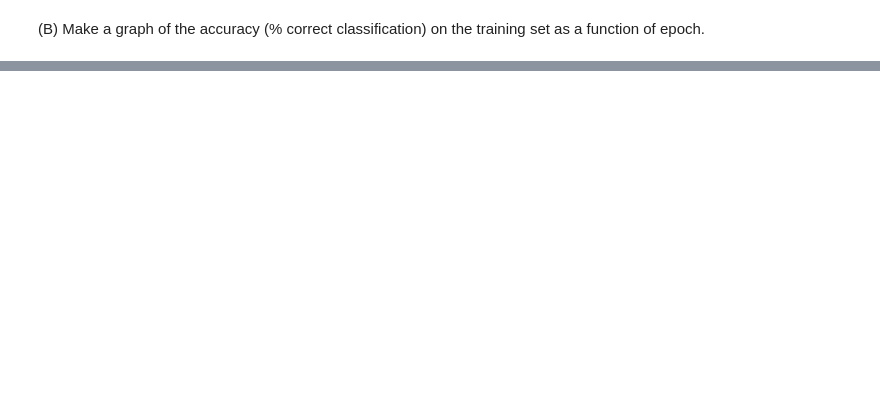
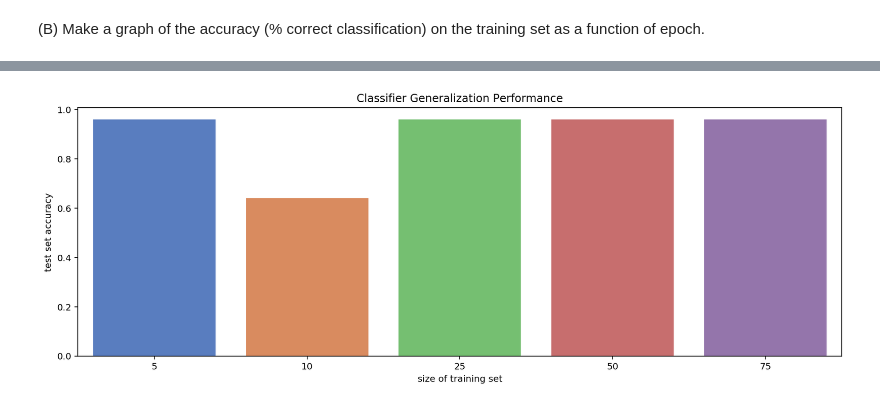
Before and after one commit to nicholasRenninger/DeepLearning_with_Ralphie, a Jupyter notebook: HW/HW 1/2020 assignment_1_Renninger.ipynb, the cells around one changed output, grey strips where cells are left out. Saved outputs shown, nothing was run; the diff lists cells and outputs as text; code cells hidden in the pictures; blank space fills up the shorter version.

```diff
--- a/HW/HW 1/2020 assignment_1_Renninger.ipynb
+++ b/HW/HW 1/2020 assignment_1_Renninger.ipynb
@@ -696,6 +712,25 @@ def classify(X, y, w):
 
     Returns
     -------
-    correct : number of correctly classified examples
+    accuracy: ratio of correctly classified to total examples
     """
-    pass
+
+    N = len(y)
+    numberClassifiedRight = N
+
+    # as we want to learn the bias term as well, need to augment our feature
+    # matrix
+    X_b = getFeaturesWithBias(X)
+
+    for i in range(N):
+
+        curr_x = X_b[i, :].reshape((-1, 1))
+        curr_y = y[i]
+
+        y_predicted = np.sign(w.T @ curr_x)
+        if curr_y != y_predicted:
+            numberClassifiedRight -= 1
+
+    accuracy = numberClassifiedRight / N
+
+    return accuracy
@@ -703,0 +810,14 @@ How does performance on the test set vary with the amount of training data? Make
+# %%
+def plotGeneralizationPerformance(trainSetSizes, testSetAccuracies):
+    dict = {'test set accuracy': testSetAccuracies,
+        'size of training set': trainSetSizes}
+    df = pd.DataFrame(dict)
+
+    title = 'Classifier Generalization Performance'
+    sns.barplot(x='size of training set',
+                y='test set accuracy',
+                data=df, palette="muted").set_title(title);
+
+plotGeneralizationPerformance(trainSetSizes, testSetAccuracies)
+# %% [output]
+[figure, added]
```
Also changed, not shown: parts of 19 cells of this notebook, 1 other file.
